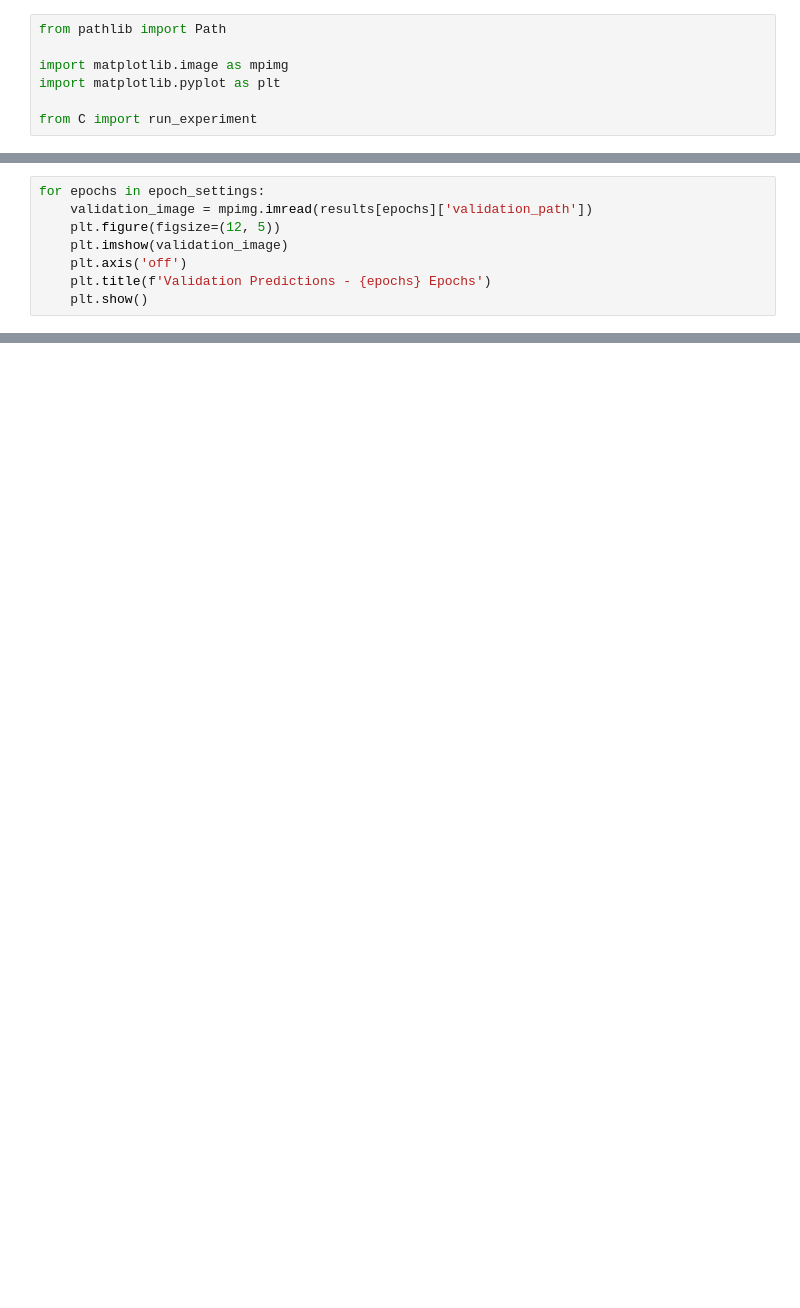
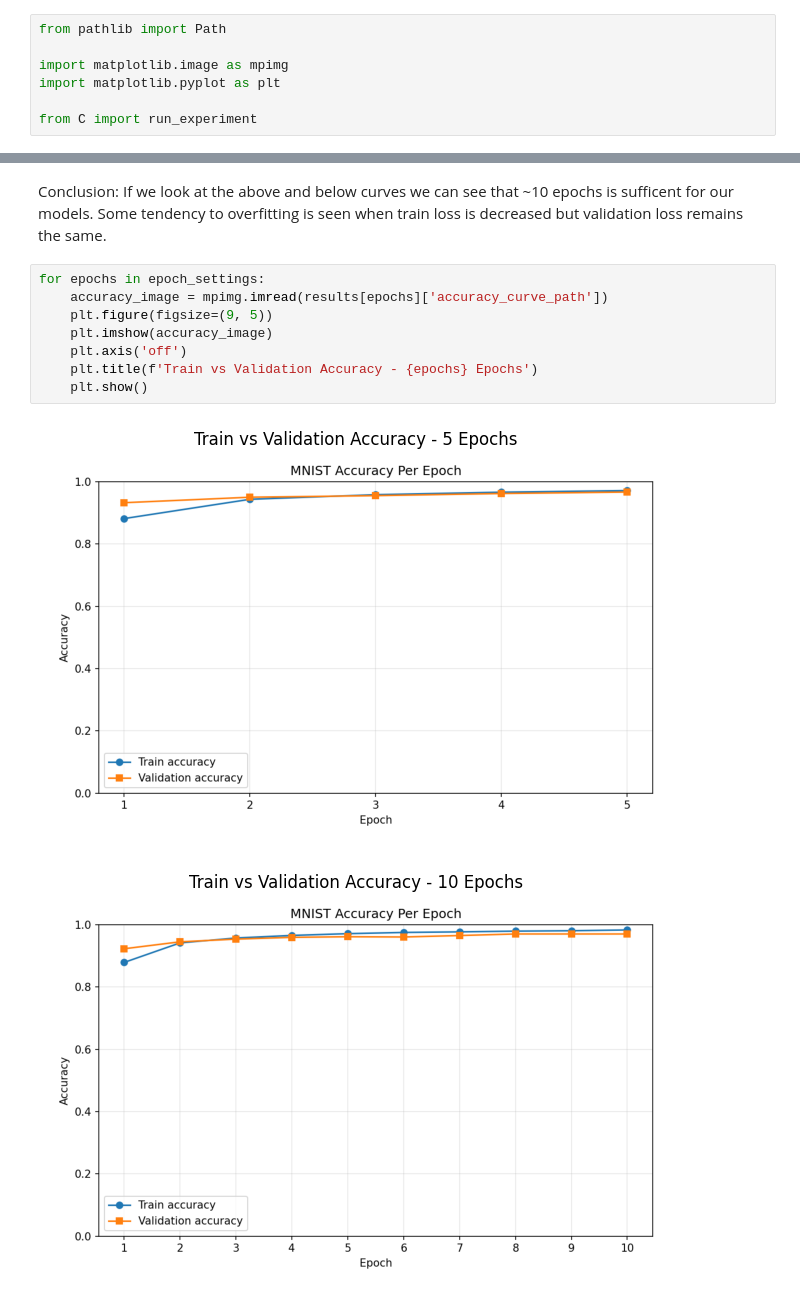
Before and after one commit to emilhja/aiml_assignment_1, a Jupyter notebook: part_1/C_D/C_notebook.executed.ipynb, the cells around one changed output, grey strips where cells are left out. Saved outputs shown, nothing was run; the diff lists cells and outputs as text; blank space fills up the shorter version.

```diff
--- a/part_1/C_D/C_notebook.executed.ipynb
+++ b/part_1/C_D/C_notebook.executed.ipynb
@@ -77,8 +78,0 @@ for epochs in epoch_settings:
-# %%
-for epochs in epoch_settings:
-    validation_image = mpimg.imread(results[epochs]['validation_path'])
-    plt.figure(figsize=(12, 5))
-    plt.imshow(validation_image)
-    plt.axis('off')
-    plt.title(f'Validation Predictions - {epochs} Epochs')
-    plt.show()
@@ -89,0 +79,14 @@ for epochs in epoch_settings:
+# %% [markdown]
+Conclusion:
+If we look at the above and below curves we can see that ~10 epochs is sufficent for our models. Some tendency to overfitting is seen when train loss is decreased but validation loss remains the same.
+# %%
+for epochs in epoch_settings:
+    accuracy_image = mpimg.imread(results[epochs]['accuracy_curve_path'])
+    plt.figure(figsize=(9, 5))
+    plt.imshow(accuracy_image)
+    plt.axis('off')
+    plt.title(f'Train vs Validation Accuracy - {epochs} Epochs')
+    plt.show()
+# %% [output]
+[figure, added]
+[figure, added]
```
Also changed, not shown: parts of 7 cells of this notebook, 30 other files.
